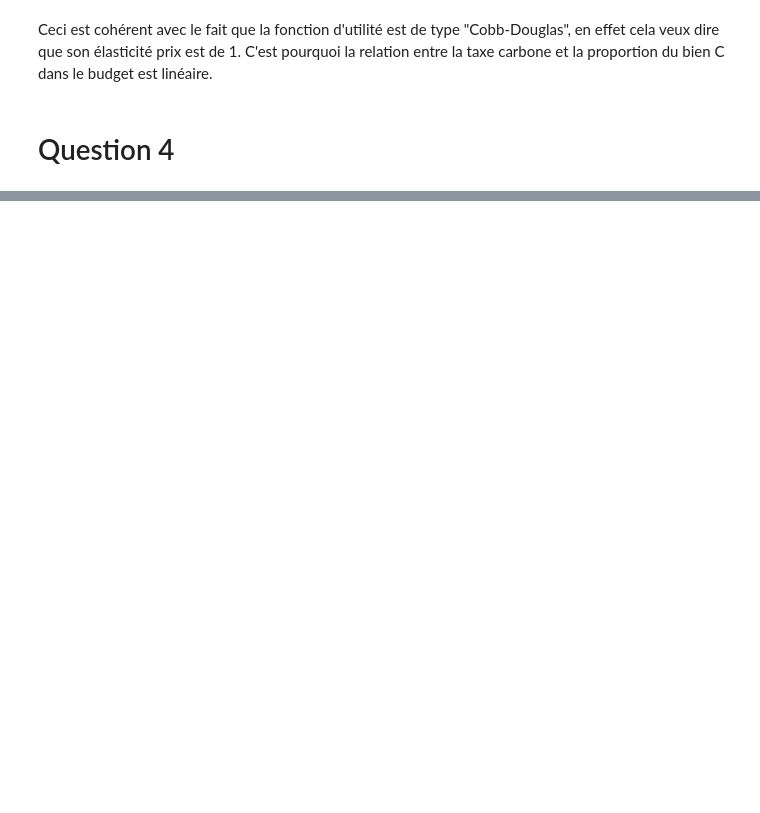
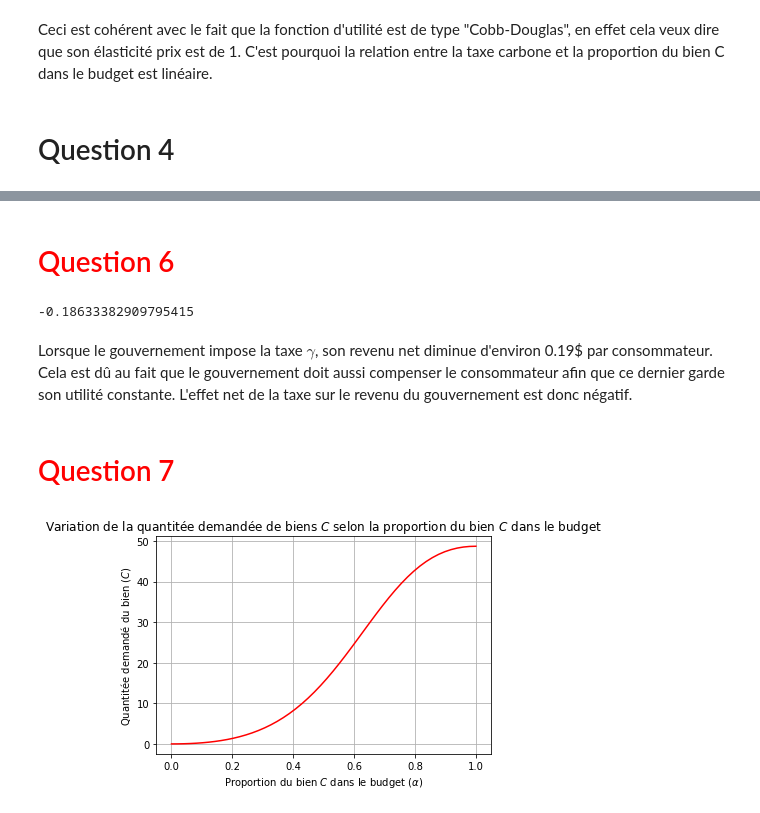
Before and after one commit to felixpoirier1/Devoir1, a Jupyter notebook: devoir.ipynb, the cells around one changed output, grey strips where cells are left out. Drawn from its saved outputs; the diff is of its cells as text; code cells hidden in the pictures; blank space fills up the shorter version.

```diff
--- a/devoir.ipynb
+++ b/devoir.ipynb
@@ -119,0 +184,32 @@ Ceci est cohérent avec le fait que la fonction d'utilité est de type "Cobb-Dou
+# %% [markdown]
+# <a style='color:red'>Question 6</a>
+# %%
+prod_gouv = C_cmp*PC*gamma
+charge_gouv = cmp
+
+impact_net = prod_gouv - charge_gouv
+impact_net
+# %% [output]
+-0.18633382909795415
+# %% [markdown]
+Lorsque le gouvernement impose la taxe $\gamma$, son revenu net diminue d'environ 0.19$ par consommateur. Cela est dû au fait que le gouvernement doit aussi compenser le consommateur afin que ce dernier garde son utilité constante. L'effet net de la taxe sur le revenu du gouvernement est donc négatif.
+# %% [markdown]
+# <a style='color:red'>Question 7</a>
+# %%
+def C_star(I, PN, PC, alpha = 0.7, p = 0.5):
+    denominateur = PN*(PC/PN*(1-alpha)/alpha)**(-1/(p-1)) + PC
+
+    return I/denominateur
+# %%
+X = np.linspace(0.0001, 1)
+y = [C_star(I+cmp, PN, PC*(1+gamma), alpha, p) for alpha in X]
+
+plt.plot(X, y, 'r')
+
+plt.title(r'Variation de la quantitée demandée de biens $C$ selon la proportion du bien $C$ dans le budget')
+plt.xlabel(r'Proportion du bien $C$ dans le budget ($\alpha$)')
+plt.ylabel(r'Quantitée demandé du bien ($C$)')
+
+plt.grid(True)
+# %% [output]
+[figure, added]
```
Also changed, not shown: parts of 19 cells of this notebook, 3 other files.
